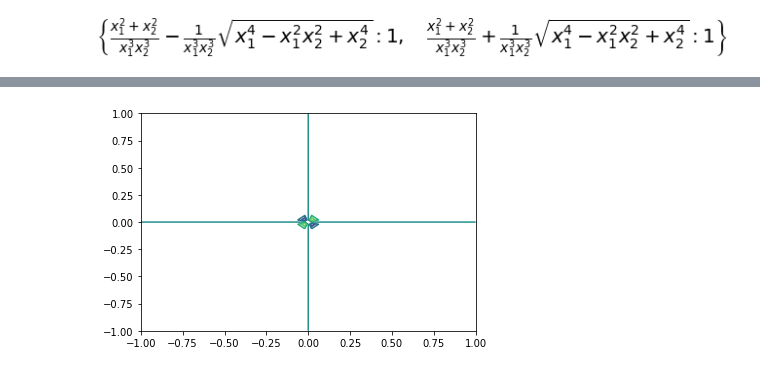
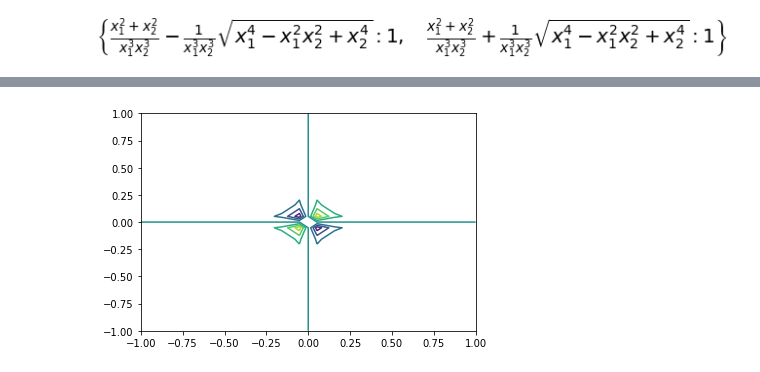
Before and after one commit to lcduquev/Analisis-Numerico, a Jupyter notebook: Chapter 4/Problems.ipynb, the cells around one changed output, grey strips where cells are left out. Drawn from its saved outputs; the diff is of its cells as text; code cells hidden in the pictures.

```diff
--- a/Chapter 4/Problems.ipynb
+++ b/Chapter 4/Problems.ipynb
@@ -92,12 +91,18 @@ plt.show()
 # %%
-xmax = 1
-delta = 1
-xx = np.linspace(-xmax, xmax)
-yy = np.linspace(-xmax, xmax)
-x, y = np.meshgrid(xx, yy)
+"""xmax = 1
+delta = 1.5
+xx = np.arange(-xmax, xmax, delta)
+yy = np.arange(-xmax, xmax, delta)
+X, Y = np.meshgrid(xx, yy)"""
+x = np.linspace(-1, 1, 20)
+y = np.linspace(-1, 1, 20)
+X, Y = np.meshgrid(x, y)
 
-F = sp.lambdify([x1,x2],f)
-Z = F(x,y)
-c = plt.contour(x, y, Z)
+#F = sp.lambdify([x1,x2],f)
+#Z = F(X,Y)
+
+Z = 1/(X*Y)
+
+c = plt.contour(X, Y, Z)
 # %% [output]
-[figure, old version]
+[figure, new version]
```
Also changed, not shown: parts of 6 cells of this notebook.
